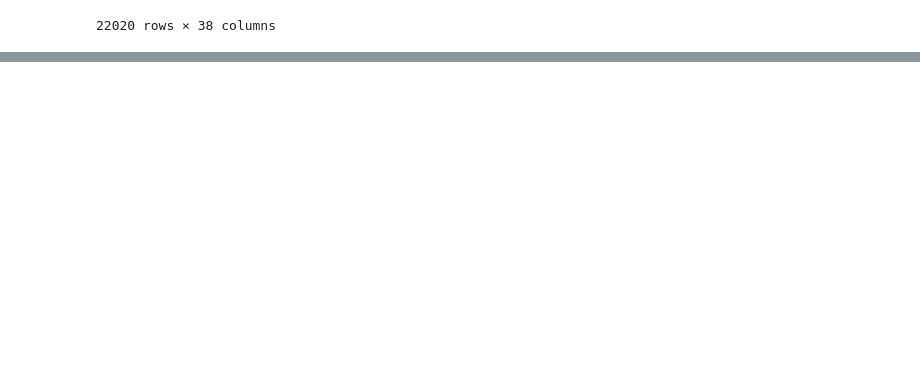
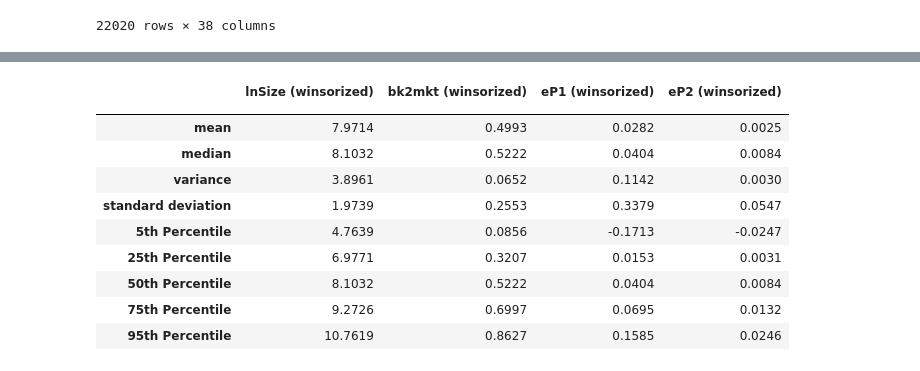
Before and after one commit to uWaterloo-CFM/CFM-301, a Jupyter notebook: Assignment 2/Assignment 2.ipynb, the cells around one changed output, grey strips where cells are left out. Saved outputs shown, nothing was run; the diff lists cells and outputs as text; code cells hidden in the pictures; blank space fills up the shorter version.

```diff
--- a/Assignment 2/Assignment 2.ipynb
+++ b/Assignment 2/Assignment 2.ipynb
@@ -206,0 +313,68 @@ df_compustat_crsp_2000_2022
+# %%
+# Copy
+df_compustat_crsp_2000_2022.loc[:,"lnSize (winsorized)"] = df_compustat_crsp_2000_2022.lnSize
+df_compustat_crsp_2000_2022.loc[:,"bk2mkt (winsorized)"] = df_compustat_crsp_2000_2022.bk2mkt
+
+df_compustat_crsp_2000_2022.loc[:,"eP1 (winsorized)"] = df_compustat_crsp_2000_2022.eP1
+df_compustat_crsp_2000_2022.loc[:,"eP2 (winsorized)"] = df_compustat_crsp_2000_2022.eP2
+
+# Winsorize
+df_compustat_crsp_2000_2022.loc[df_compustat_crsp_2000_2022["lnSize (winsorized)"] > statistics_df.loc["mean", "lnSize"] + statistics_df.loc["standard deviation", "lnSize"] * 3] = statistics_df.loc["mean", "lnSize"] + statistics_df.loc["standard deviation", "lnSize"] * 3
+df_compustat_crsp_2000_2022.loc[df_compustat_crsp_2000_2022["lnSize (winsorized)"] < statistics_df.loc["mean", "lnSize"] - statistics_df.loc["standard deviation", "lnSize"] * 3] = statistics_df.loc["mean", "lnSize"] - statistics_df.loc["standard deviation", "lnSize"] * 3
+
+df_compustat_crsp_2000_2022.loc[df_compustat_crsp_2000_2022["bk2mkt (winsorized)"] > statistics_df.loc["mean", "bk2mkt"] + statistics_df.loc["standard deviation", "bk2mkt"] * 3] = statistics_df.loc["mean", "bk2mkt"] + statistics_df.loc["standard deviation", "bk2mkt"] * 3
+df_compustat_crsp_2000_2022.loc[df_compustat_crsp_2000_2022["bk2mkt (winsorized)"] < statistics_df.loc["mean", "bk2mkt"] - statistics_df.loc["standard deviation", "bk2mkt"] * 3] = statistics_df.loc["mean", "bk2mkt"] - statistics_df.loc["standard deviation", "bk2mkt"] * 3
+
+df_compustat_crsp_2000_2022.loc[df_compustat_crsp_2000_2022["eP1 (winsorized)"] > statistics_df.loc["mean", "eP1"] + statistics_df.loc["standard deviation", "eP1"] * 3] = statistics_df.loc["mean", "eP1"] + statistics_df.loc["standard deviation", "eP1"] * 3
+df_compustat_crsp_2000_2022.loc[df_compustat_crsp_2000_2022["eP1 (winsorized)"] < statistics_df.loc["mean", "eP1"] - statistics_df.loc["standard deviation", "eP1"] * 3] = statistics_df.loc["mean", "eP1"] - statistics_df.loc["standard deviation", "eP1"] * 3
+
+df_compustat_crsp_2000_2022.loc[df_compustat_crsp_2000_2022["eP2 (winsorized)"] > statistics_df.loc["mean", "eP2"] + statistics_df.loc["standard deviation", "eP2"] * 3] = statistics_df.loc["mean", "eP2"] + statistics_df.loc["standard deviation", "eP2"] * 3
+df_compustat_crsp_2000_2022.loc[df_compustat_crsp_2000_2022["eP2 (winsorized)"] < statistics_df.loc["mean", "eP2"] - statistics_df.loc["standard deviation", "eP2"] * 3] = statistics_df.loc["mean", "eP2"] - statistics_df.loc["standard deviation", "eP2"] * 3
+# %%
+# Now we will redo the statistics df
+
+winsorized_statistics_df = pd.DataFrame(columns=["", "lnSize (winsorized)", "bk2mkt (winsorized)", "eP1 (winsorized)", "eP2 (winsorized)"])
+winsorized_statistics_df.loc[0] = "mean"
+winsorized_statistics_df.loc[1] = "median"
+winsorized_statistics_df.loc[2] = "variance"
+winsorized_statistics_df.loc[3] = "standard deviation"
+winsorized_statistics_df.loc[4] = "5th Percentile"
+winsorized_statistics_df.loc[5] = "25th Percentile"
+winsorized_statistics_df.loc[6] = "50th Percentile"
+winsorized_statistics_df.loc[7] = "75th Percentile"
+winsorized_statistics_df.loc[8] = "95th Percentile"
+
+winsorized_statistics_df.set_index("", inplace=True)
+
+variables = ["lnSize (winsorized)", "bk2mkt (winsorized)", "eP1 (winsorized)", "eP2 (winsorized)"]
+
+
+# Mean + Median
+for var in variables:
+    winsorized_statistics_df.loc["mean", var] = df_compustat_crsp_2000_2022[var].mean()
+    winsorized_statistics_df.loc["median", var] = df_compustat_crsp_2000_2022[var].median()
+
+# Variance + Std Deviation
+for var in variables:
+    winsorized_statistics_df.loc["variance", var] = df_compustat_crsp_2000_2022[var].var()
+    winsorized_statistics_df.loc["standard deviation", var] = df_compustat_crsp_2000_2022[var].std()
+
+# Percentiles
+percentiles = [5, 25, 50, 75, 95]
+for var in variables:
+    for p in percentiles:
+        winsorized_statistics_df.loc[f"{p}th Percentile", var] = df_compustat_crsp_2000_2022[var].quantile(p / 100)
+
+winsorized_statistics_df.astype(float).round(4)
+# %% [output]
+|  | lnSize (winsorized) | bk2mkt (winsorized) | eP1 (winsorized) | eP2 (winsorized) |
+|  |  |  |  |  |
+| mean | 7.9714 | 0.4993 | 0.0282 | 0.0025 |
+| median | 8.1032 | 0.5222 | 0.0404 | 0.0084 |
+| variance | 3.8961 | 0.0652 | 0.1142 | 0.0030 |
+| standard deviation | 1.9739 | 0.2553 | 0.3379 | 0.0547 |
+| 5th Percentile | 4.7639 | 0.0856 | -0.1713 | -0.0247 |
+| 25th Percentile | 6.9771 | 0.3207 | 0.0153 | 0.0031 |
+| 50th Percentile | 8.1032 | 0.5222 | 0.0404 | 0.0084 |
+| 75th Percentile | 9.2726 | 0.6997 | 0.0695 | 0.0132 |
+| 95th Percentile | 10.7619 | 0.8627 | 0.1585 | 0.0246 |
```
Also changed, not shown: parts of 14 cells of this notebook.
